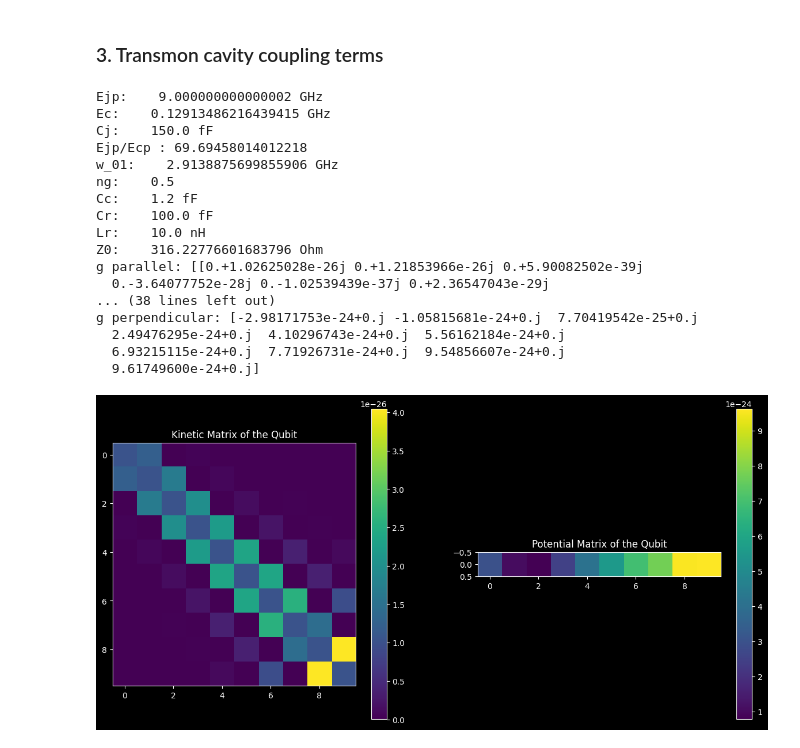
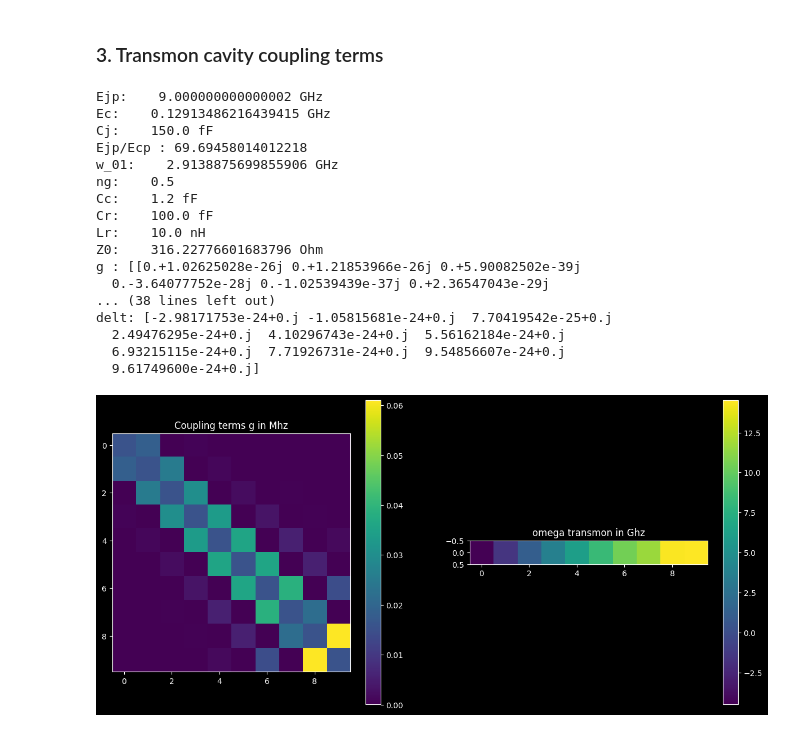
Before and after one commit to balerat/Master-thesis---Superconducting-circuit-analysis, a Jupyter notebook: main/Resonator Transmon Circuit.ipynb, the cells around one changed output. Cells and saved outputs as stored; diff of their text form; code cells hidden in the pictures.

Commit message:
Finishing res - t and J calc for res coupling

```diff
--- a/main/Resonator Transmon Circuit.ipynb
+++ b/main/Resonator Transmon Circuit.ipynb
@@ -576,50 +567,50 @@ Lr = 10e-9
 mcut_r = 10
 
 # Creation of circuit object
-system_2 = circuit_res_trans(Cc, Cr, Lr, mcut_r, [qubit(Ej_p, [Cp], ng, ncut_p)])
+system_2 = circuit_res_trans(Cc, Cr, Lr, mcut_r, qubit(Ej_p, [Cp], ng, ncut_p))
 
 system_2.print_params()
 
 g = system_2.get_g_transmon()
-print(f"g parallel: {g}")
+print(f"g : {g}")
 
 delt = system_2.get_deltas_transmon()
-print(f"g perpendicular: {delt}")
+print(f"delt: {delt}")
 
 delt = delt.reshape(1,10)
 
 f = plt.figure(figsize=(15,7))
 
 ax1 = f.add_subplot(121)
-ax1.title.set_text('Kinetic Matrix of the Qubit')
-im1 = ax1.imshow(np.abs(g), cmap=plt.get_cmap(thememap))
+ax1.title.set_text('Coupling terms g in Mhz')
+im1 = ax1.imshow(np.abs(g) * 1e-9 / constants.h, cmap=plt.get_cmap(thememap))
 f.colorbar(im1)
 
 ax2 = f.add_subplot(122)
-ax2.title.set_text('Potential Matrix of the Qubit')
-im2 = ax2.imshow(np.abs(delt), cmap=plt.get_cmap(thememap))
+ax2.title.set_text('omega transmon in Ghz')
+im2 = ax2.imshow(np.real(delt) * 1e-9 / constants.h + np.real(delt[0]), cmap=plt.get_cmap(thememap))
 f.colorbar(im2)
 
 ax1.grid(False)
 ax2.grid(False)
 
 plt.show()
 # %% [output]
 Ejp:    9.000000000000002 GHz
 Ec:    0.12913486216439415 GHz
 Cj:    150.0 fF
 Ejp/Ecp : 69.69458014012218
 w_01:    2.9138875699855906 GHz
 ng:    0.5
 Cc:    1.2 fF
 Cr:    100.0 fF
 Lr:    10.0 nH
 Z0:    316.22776601683796 Ohm
-g parallel: [[0.+1.02625028e-26j 0.+1.21853966e-26j 0.+5.90082502e-39j
+g : [[0.+1.02625028e-26j 0.+1.21853966e-26j 0.+5.90082502e-39j
   0.-3.64077752e-28j 0.-1.02539439e-37j 0.+2.36547043e-29j
 ... (38 lines left out)
-g perpendicular: [-2.98171753e-24+0.j -1.05815681e-24+0.j  7.70419542e-25+0.j
+delt: [-2.98171753e-24+0.j -1.05815681e-24+0.j  7.70419542e-25+0.j
   2.49476295e-24+0.j  4.10296743e-24+0.j  5.56162184e-24+0.j
   6.93215115e-24+0.j  7.71926731e-24+0.j  9.54856607e-24+0.j
   9.61749600e-24+0.j]
-[figure, old version]
+[figure, new version]
```
Also changed, not shown: parts of 3 cells of this notebook, 3 other files.
